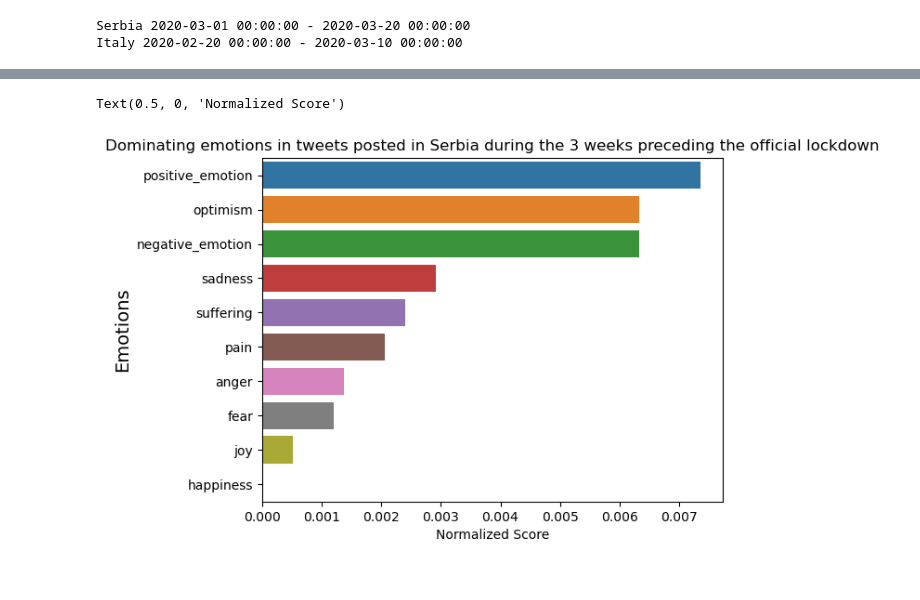
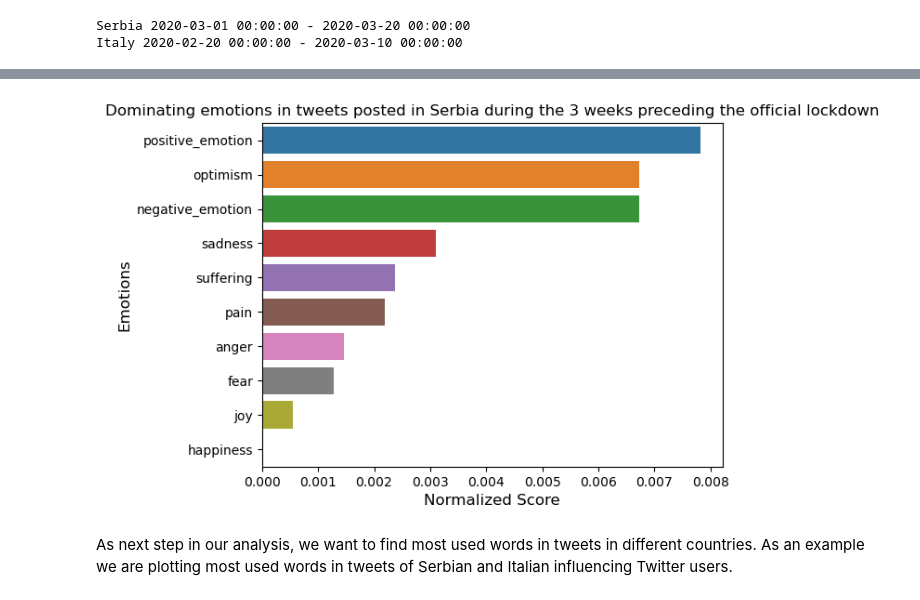
Before and after one commit to RiccardoBrioschi/The-pandemic-through-the-eyes-of-Internet, a Jupyter notebook: Influential_people_analysis.ipynb, the cells around one changed output, grey strips where cells are left out. Saved outputs shown, nothing was run; the diff lists cells and outputs as text; code cells hidden in the pictures.

```diff
--- a/Influential_people_analysis.ipynb
+++ b/Influential_people_analysis.ipynb
@@ -220,22 +347,43 @@ Text(0.5, 0, 'Normalized Score')
 # %%
-fig,ax = plt.subplots(1)
+# function for plotting dominating emotions in tweets
+def plotTweetsEmotions(country_code, country_name, emotions, influential_people_tweets):
+    """
+    Function which plots dominating emotions in tweets
 
-# We infer the topics discussed in the retrieved tweets
-classified_emotions = pd.DataFrame([lexicon.analyze(influential_people_tweets['tweet_text_en'].str.cat(sep = ' '),
-                                                    categories = emotions,
-                                                    normalize = True)], index = ['RS']).T
+    Arguments:
+        country_code: code of country from which we are retrieving tweets
+        country_name: name of country from which we are retrieving tweets
+        emotions: list of topics
+        influential_people_tweets: dataframe with tweets
+    """
+    tweets_from_country = influential_people_tweets.loc[influential_people_tweets['country_code']==country_code,
+                                                        'tweet_text_en']
+    if len(tweets_from_country) > 0:
+        # We infer the topics discussed in the retrieved tweets
+        classified_emotions = pd.DataFrame([lexicon.analyze(tweets_from_country.str.cat(sep = ' '),
+                                                            categories = emotions,
+                                                            normalize = True)], index = [country_code]).T
 
-classified_emotions = classified_emotions.sort_values(by = ['RS'], ascending = False)
-classified_emotions.reset_index(inplace = True)
-sns.barplot(data = classified_emotions, x = 'RS', y = 'index')
+        classified_emotions = classified_emotions.sort_values(by = [country_code], ascending = False)
+        classified_emotions.reset_index(inplace = True)
 
-plt.ylabel('Emotions', fontsize = 14)
-plt.title('Dominating emotions in tweets posted in Serbia during the 3 weeks preceding the official lockdown')
-plt.ylabel('Emotions')
-plt.xlabel('Normalized Score')
+        fig,ax = plt.subplots(1)
+
+        sns.barplot(data = classified_emotions, x = country_code, y = 'index')
+
+        plt.xlabel('Normalized Score', fontsize = 12)
+        plt.ylabel('Emotions', fontsize = 12)
+        plt.title('Dominating emotions in tweets posted in ' + country_name +
+                  ' during the 3 weeks preceding the official lockdown')
+        plt.show()
-# %% [output]
-Text(0.5, 0, 'Normalized Score')
-[figure, removed]
+# %%
+# plotting dominating emotions in tweets in Serbia and Italy 3 weeks precedign the lockdown
+plotTweetsEmotions('RS', 'Serbia', emotions, influential_people_tweets)
+plotTweetsEmotions('IT', 'Italy', emotions, influential_people_tweets)
+# %% [output]
+[figure, added]
+# %% [markdown]
+As next step in our analysis, we want to find most used words in tweets in different countries. As an example we are plotting most used words in tweets of Serbian and Italian influencing Twitter users.
 # %%
 from collections import Counter
 
```
Also changed, not shown: parts of 45 cells of this notebook.
